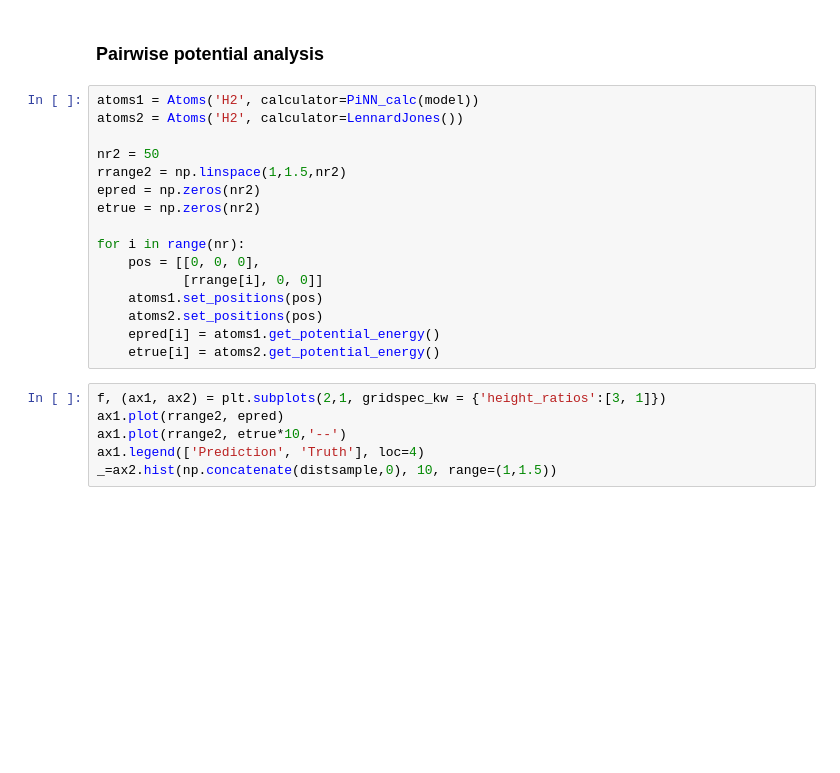
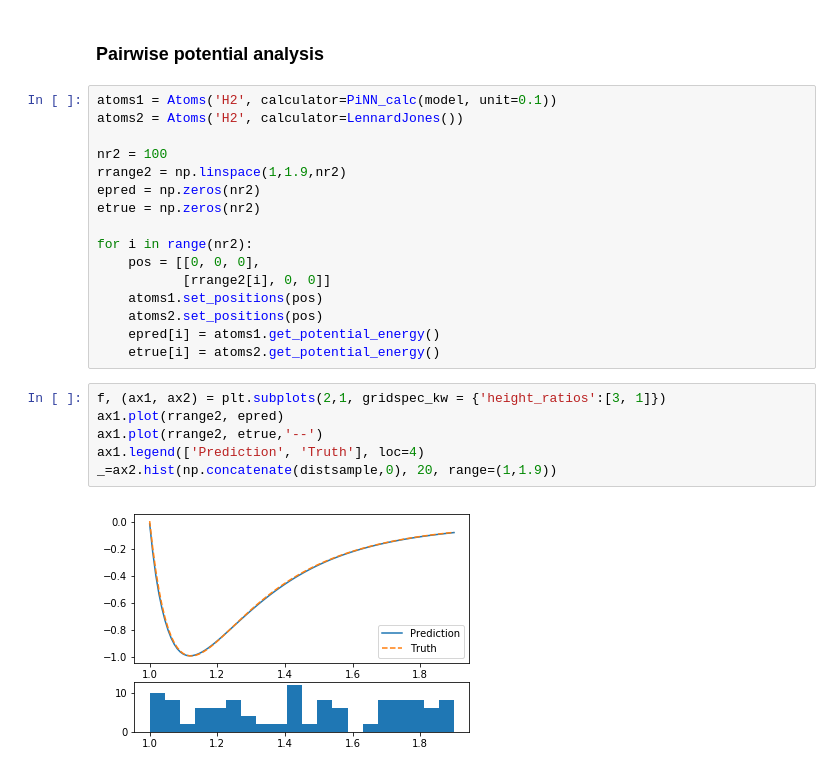
Before and after one commit to Teoroo-CMC/PiNN, a Jupyter notebook: doc/notebooks/Toy_LJ_with_three_atoms.ipynb, the cells around one changed output. Saved outputs shown, nothing was run; the diff lists cells and outputs as text; blank space fills up the shorter version.

```diff
--- a/doc/notebooks/Toy_LJ_with_three_atoms.ipynb
+++ b/doc/notebooks/Toy_LJ_with_three_atoms.ipynb
@@ -126,17 +145,17 @@ plt.colorbar()
 # %% [markdown]
 ### Pairwise potential analysis
 # %%
-atoms1 = Atoms('H2', calculator=PiNN_calc(model))
+atoms1 = Atoms('H2', calculator=PiNN_calc(model, unit=0.1))
 atoms2 = Atoms('H2', calculator=LennardJones())
 
-nr2 = 50
-rrange2 = np.linspace(1,1.5,nr2)
+nr2 = 100
+rrange2 = np.linspace(1,1.9,nr2)
 epred = np.zeros(nr2)
 etrue = np.zeros(nr2)
 
-for i in range(nr):
+for i in range(nr2):
     pos = [[0, 0, 0],
-           [rrange[i], 0, 0]]
+           [rrange2[i], 0, 0]]
     atoms1.set_positions(pos)
     atoms2.set_positions(pos)
     epred[i] = atoms1.get_potential_energy()
@@ -144,6 +163,8 @@ for i in range(nr):
 # %%
 f, (ax1, ax2) = plt.subplots(2,1, gridspec_kw = {'height_ratios':[3, 1]})
 ax1.plot(rrange2, epred)
-ax1.plot(rrange2, etrue*10,'--')
+ax1.plot(rrange2, etrue,'--')
 ax1.legend(['Prediction', 'Truth'], loc=4)
-_=ax2.hist(np.concatenate(distsample,0), 10, range=(1,1.5))
+_=ax2.hist(np.concatenate(distsample,0), 20, range=(1,1.9))
+# %% [output]
+[figure, added]
```
Also changed, not shown: parts of 7 cells of this notebook, 7 other files.
